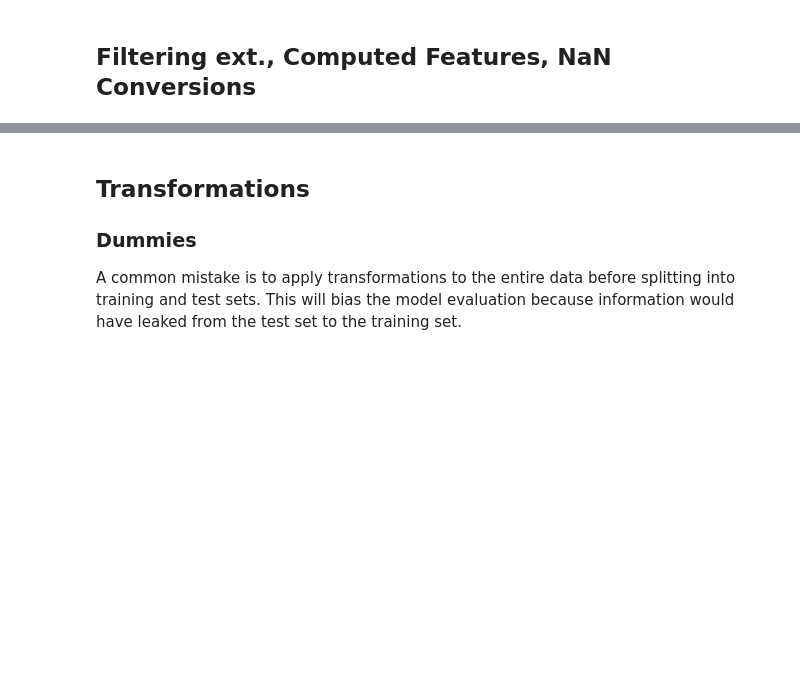
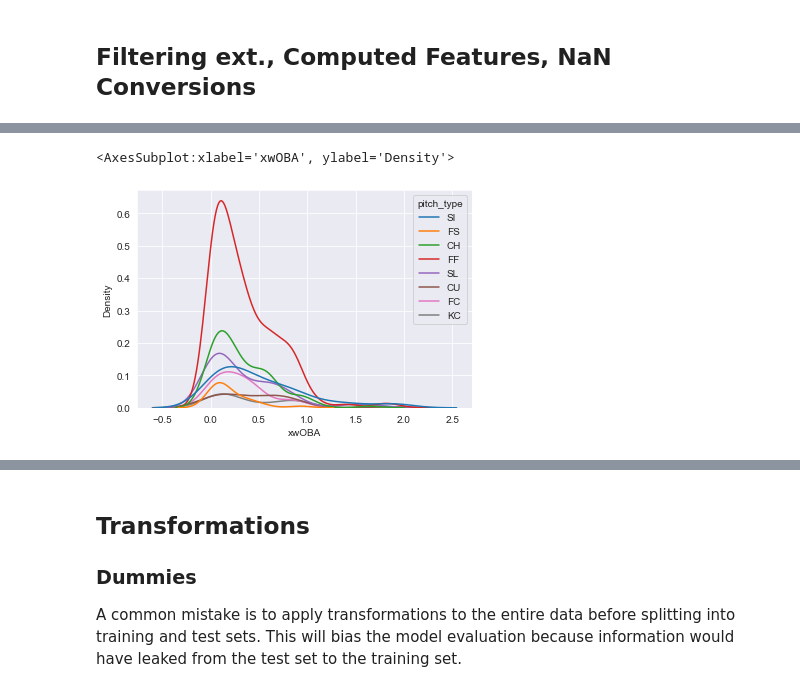
Before and after one commit to trpubz/DBacksAnalysis, a Jupyter notebook: 3Data Prep_Modeling/Data_Reg.ipynb, the cells around one changed output, grey strips where cells are left out. Drawn from its saved outputs; the diff is of its cells as text; code cells hidden in the pictures; blank space fills up the shorter version.

```diff
--- a/3Data Prep_Modeling/Data_Reg.ipynb
+++ b/3Data Prep_Modeling/Data_Reg.ipynb
@@ -86,6 +108,9 @@ import seaborn as sns
 # sns.pairplot(marte_vs[['xwOBA', 'woba_value', 'p_throws', 'pitch_type', 'release_speed', 'release_spin_rate', 'spin_axis', 'zone', 'pfx_x', 'pfx_z', 'pfx_v']], corner=True)
 # %%
 # sns.set(rc={"figure.figsize":(4, 7)})
-sns.kdeplot(marte_vs.xwOBA, hue=marte_vs['pitch_type'])
+sns.kdeplot(marte_vs, x='xwOBA', hue='pitch_type')
+# %% [output]
+<AxesSubplot:xlabel='xwOBA', ylabel='Density'>
+[figure, added]
 # %%
 sns.histplot(marte_vs, x='xwOBA')  # potential need for response transformation
```
Also changed, not shown: parts of 23 cells of this notebook.
